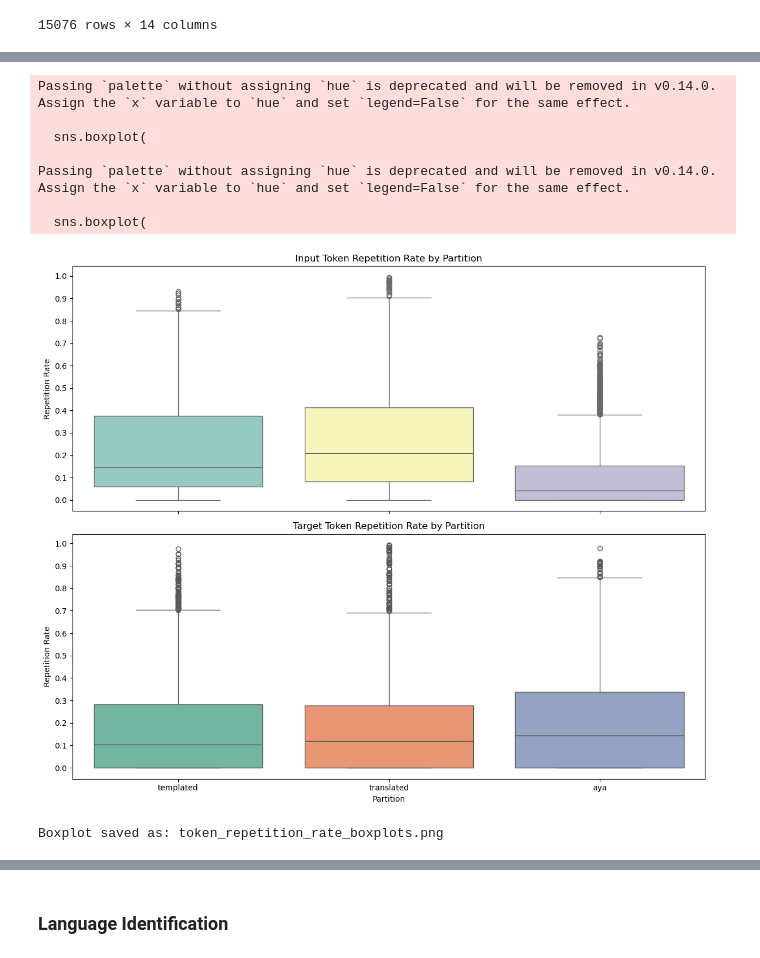
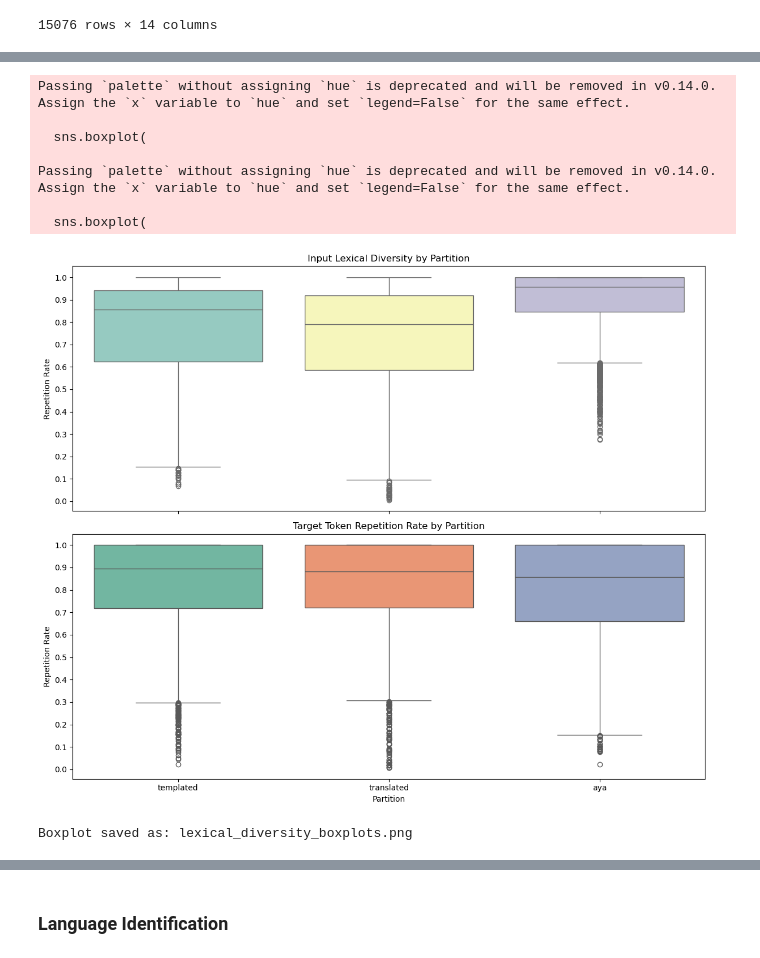
Before and after one commit to dipikakhullar/aya-data-quality, a Jupyter notebook: metricsv1.ipynb, the cells around one changed output, grey strips where cells are left out. Drawn from its saved outputs; the diff is of its cells as text; code cells hidden in the pictures.

```diff
--- a/metricsv1.ipynb
+++ b/metricsv1.ipynb
@@ -73,8 +75,8 @@ df["inputs"][0],df["targets"][0]
 tokenizer = AutoTokenizer.from_pretrained("xlm-roberta-base")
 
 # Apply the function to both 'inputs' and 'targets' columns
-df['input_token_repetition_rate'] = df['inputs'].apply(lambda text: token_repetition_rate(text, tokenizer))
-df['target_token_repetition_rate'] = df['targets'].apply(lambda text: token_repetition_rate(text, tokenizer))
+df['input_lexical_diversity'] = df['inputs'].apply(lambda text: lexical_diversity(text, tokenizer))
+df['target_lexical_diversity'] = df['targets'].apply(lambda text: lexical_diversity(text, tokenizer))
 # %% [output]
 Token indices sequence length is longer than the specified maximum sequence length for this model (577 > 512). Running this sequence through the model will result in indexing errors
 # %%
@@ -174,44 +176,44 @@ fig, axs = plt.subplots(2, 1, figsize=(12, 10), sharex=True)
 sns.boxplot(
     data=df,
     x="aya_partition",
-    y="input_token_repetition_rate",
+    y="input_lexical_diversity",
     palette="Set3",
     ax=axs[0]
 )
-axs[0].set_title("Input Token Repetition Rate by Partition")
+axs[0].set_title("Input Lexical Diversity by Partition")
 axs[0].set_ylabel("Repetition Rate")
 axs[0].set_yticks([i * 0.1 for i in range(11)])  # Set y-axis ticks
 
 # Plot target_token_repetition_rate boxplot
 sns.boxplot(
     data=df,
     x="aya_partition",
-    y="target_token_repetition_rate",
+    y="target_lexical_diversity",
     palette="Set2",
     ax=axs[1]
 )
 axs[1].set_title("Target Token Repetition Rate by Partition")
 axs[1].set_ylabel("Repetition Rate")
 axs[1].set_xlabel("Partition")
 axs[1].set_yticks([i * 0.1 for i in range(11)])  # Set y-axis ticks
 
 # Adjust layout and save the plot
 plt.tight_layout()
-output_boxplot_path = "token_repetition_rate_boxplots.png"
+output_boxplot_path = "lexical_diversity_boxplots.png"
 plt.savefig(output_boxplot_path, format="png", dpi=300)
 plt.show()
 
 print(f"Boxplot saved as: {output_boxplot_path}")
 # %% [output]
 Passing `palette` without assigning `hue` is deprecated and will be removed in v0.14.0. Assign the `x` variable to `hue` and set `legend=False` for the same effect.
 
   sns.boxplot(
 
 Passing `palette` without assigning `hue` is deprecated and will be removed in v0.14.0. Assign the `x` variable to `hue` and set `legend=False` for the same effect.
 
   sns.boxplot(
-[figure, old version]
+[figure, new version]
-Boxplot saved as: token_repetition_rate_boxplots.png
+Boxplot saved as: lexical_diversity_boxplots.png
 # %%
 
 # Prepare subplots with 2 rows and 3 columns
```
Also changed, not shown: parts of 35 cells of this notebook.
